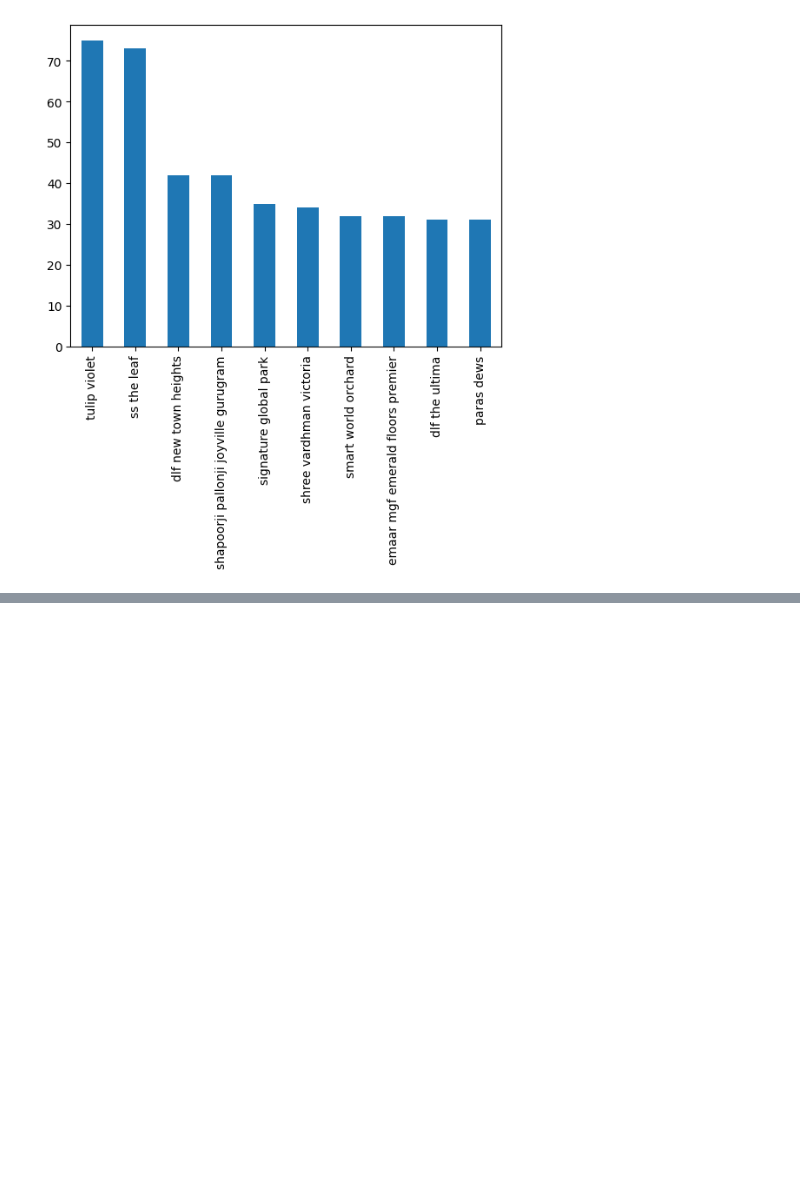
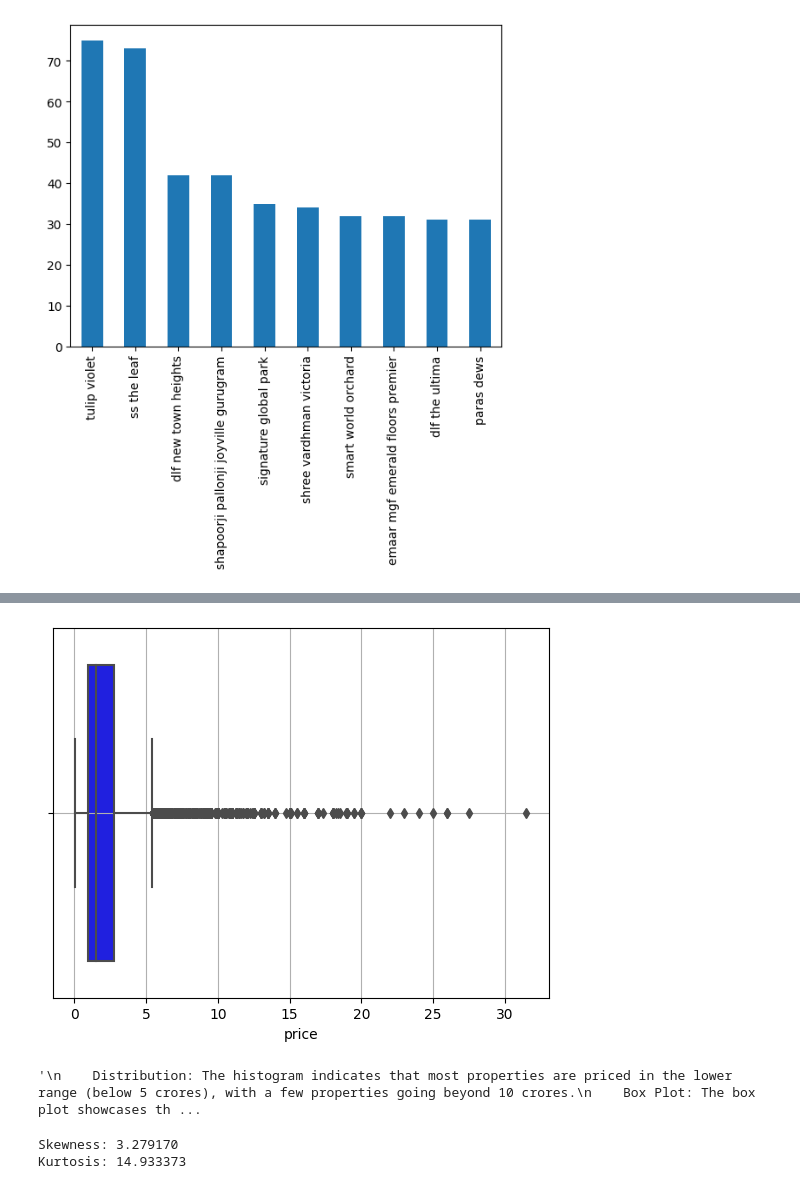
Before and after one commit to Shashan-k/Real-estate-Project, a Jupyter notebook: eda-univariate-analysis_6.ipynb, the cells around one changed output, grey strips where cells are left out. Cells and saved outputs as stored; diff of their text form; code cells hidden in the pictures; blank space fills up the shorter version.

```diff
--- a/eda-univariate-analysis_6.ipynb
+++ b/eda-univariate-analysis_6.ipynb
@@ -128,0 +217,30 @@ df[df['society'] != 'independent']['society'].value_counts().head(10).plot(kind
+# %%
+sns.boxplot(x=df['price'], color = 'blue')
+plt.grid()
+# %% [output]
+[figure, added]
+# %%
+## Descriptive Statistics:
+"""
+    Count: There are 3,660 non-missing price entries.
+    Mean Price: The average price is approximately 2.53 crores.
+    Median Price: The median (or 50th percentile) price is 1.52 crores.
+    Standard Deviation: The prices have a standard deviation of 2.98, indicating variability in the prices.
+    Range: Prices range from a minimum of 0.07 crores to a maximum of 31.5 crores.
+    IQR: The interquartile range (difference between 75th and 25th percentile) is from 0.95 crores to 2.75 crores.
+"""
+##Visualizations:
+"""
+    Distribution: The histogram indicates that most properties are priced in the lower range (below 5 crores), with a few properties going beyond 10 crores.
+    Box Plot: The box plot showcases the spread of the data and potential outliers. Properties priced above approximately 10 crores might be considered outliers as they lie beyond the upper whisker of the box plot.
+    Missing Values: There are 17 missing values in the price column.
+"""
+# %% [output]
+'\n    Distribution: The histogram indicates that most properties are priced in the lower range (below 5 crores), with a few properties going beyond 10 crores.\n    Box Plot: The box plot showcases th ...
+# %%
+# Skewness and Kurtosis
+print("Skewness: %f" % df['price'].skew())
+print("Kurtosis: %f" % df['price'].kurt())
+# %% [output]
+Skewness: 3.279170
+Kurtosis: 14.933373
```
Also changed, not shown: parts of 13 cells of this notebook.
